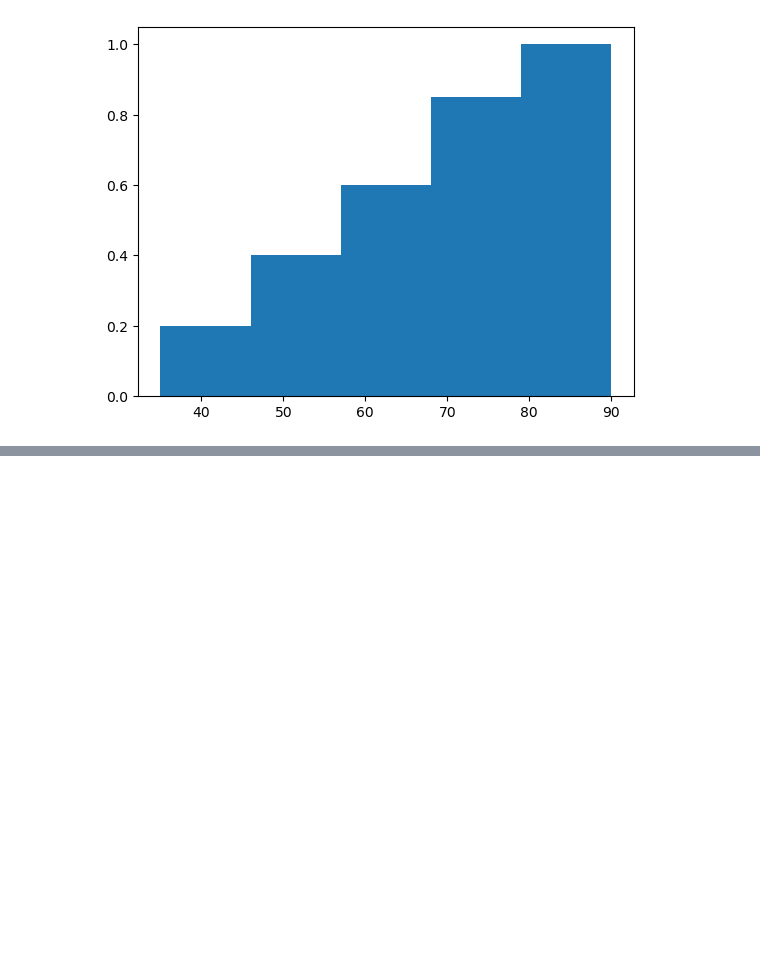
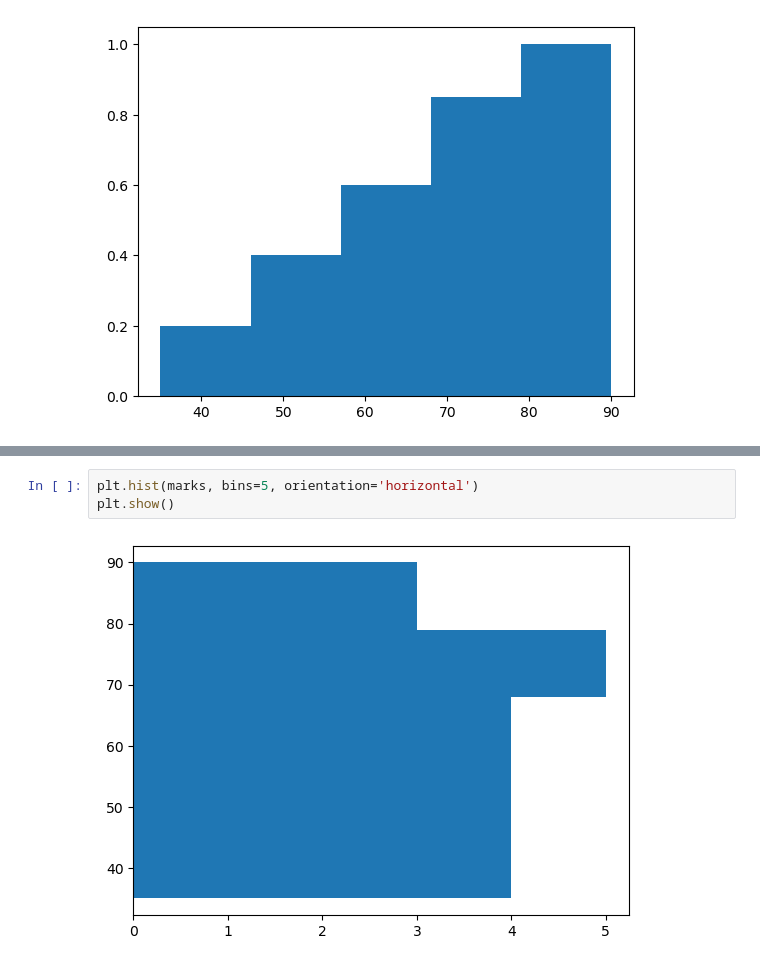
Before and after one commit to Rishabhp22/Python_Revision, a Jupyter notebook: Day24.ipynb, the cells around one changed output, grey strips where cells are left out. Saved outputs shown, nothing was run; the diff lists cells and outputs as text; blank space fills up the shorter version.

```diff
--- a/Day24.ipynb
+++ b/Day24.ipynb
@@ -173,0 +179,5 @@ plt.show()
+# %%
+plt.hist(marks, bins=5, orientation='horizontal')
+plt.show()
+# %% [output]
+[figure, added]
```
Also changed, not shown: parts of 4 cells of this notebook.
